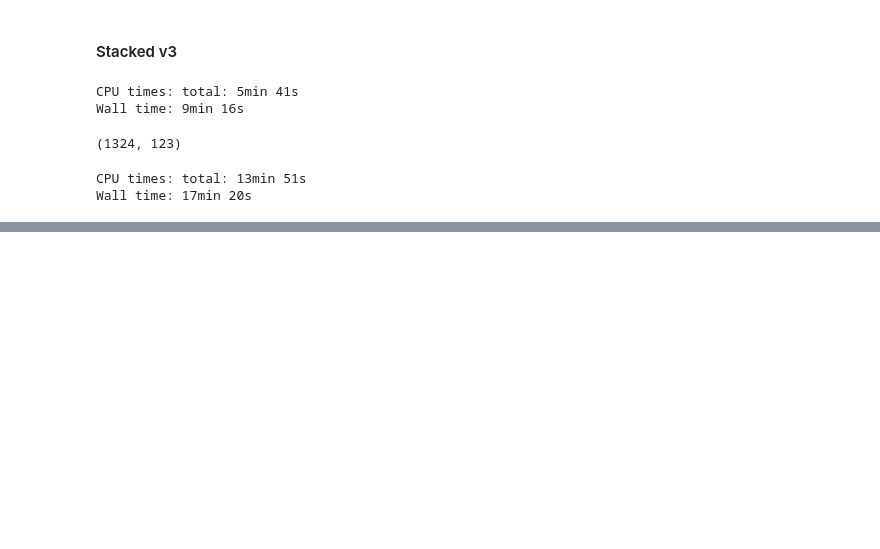
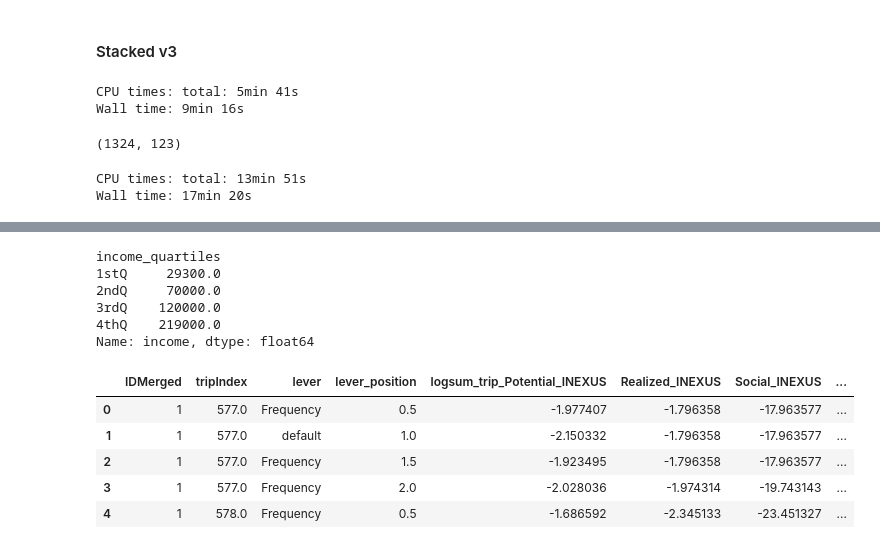
Before and after one commit to LBNL-UCB-STI/beam-core-analysis, a Jupyter notebook: Users/Nazanin/Stacked_Person_Trip_Dataset.ipynb, the cells around one changed output, grey strips where cells are left out. Drawn from its saved outputs; the diff is of its cells as text; code cells hidden in the pictures; blank space fills up the shorter version.

Commit message:
Updated Stacked_Person_File

```diff
--- a/Users/Nazanin/Stacked_Person_Trip_Dataset.ipynb
+++ b/Users/Nazanin/Stacked_Person_Trip_Dataset.ipynb
@@ -584,0 +634,9 @@ Wall time: 17min 20s
+# %%
+m
+# %% [output]
+income_quartiles
+1stQ     29300.0
+2ndQ     70000.0
+3rdQ    120000.0
+4thQ    219000.0
+Name: income, dtype: float64
@@ -584,0 +659,4 @@ Wall time: 17min 20s
+# %%
+sf_stacked_tr_fr['Potential_INEXUS_in_dollar'] = sf_stacked_tr_fr['logsum_trip_Potential_INEXUS']/sf_stacked_tr_fr['alpha']
+# %%
+sf_stacked_tr_fr['Realized_INEXUS_in_dollar'] = sf_stacked_tr_fr['Realized_INEXUS']/sf_stacked_tr_fr['alpha']
@@ -584,0 +665,21 @@ Wall time: 17min 20s
+# %%
+# shift columns to first position
+first_column = sf_stacked_tr_fr.pop('Social_INEXUS')
+# insert column using insert(position,column_name,first_column) function
+sf_stacked_tr_fr.insert(6, 'Social_INEXUS', first_column)
+# %%
+# shift columns to first position
+first_column = sf_stacked_tr_fr.pop('Potential_INEXUS_in_dollar')
+second_column = sf_stacked_tr_fr.pop('Realized_INEXUS_in_dollar')
+# insert column using insert(position,column_name,first_column) function
+sf_stacked_tr_fr.insert(7, 'Potential_INEXUS_in_dollar', first_column)
+sf_stacked_tr_fr.insert(8, 'Realized_INEXUS_in_dollar', first_column)
+# %%
+sf_stacked_tr_fr.head()
+# %% [output]
+|  | IDMerged | tripIndex | lever | lever_position | logsum_trip_Potential_INEXUS | Realized_INEXUS | Social_INEXUS | ... |
+| 0 | 1 | 577.0 | Frequency | 0.5 | -1.977407 | -1.796358 | -17.963577 | ... |
+| 1 | 1 | 577.0 | default | 1.0 | -2.150332 | -1.796358 | -17.963577 | ... |
+| 2 | 1 | 577.0 | Frequency | 1.5 | -1.923495 | -1.796358 | -17.963577 | ... |
+| 3 | 1 | 577.0 | Frequency | 2.0 | -2.028036 | -1.974314 | -19.743143 | ... |
+| 4 | 1 | 578.0 | Frequency | 0.5 | -1.686592 | -2.345133 | -23.451327 | ... |
```
Also changed, not shown: parts of 17 cells of this notebook.
